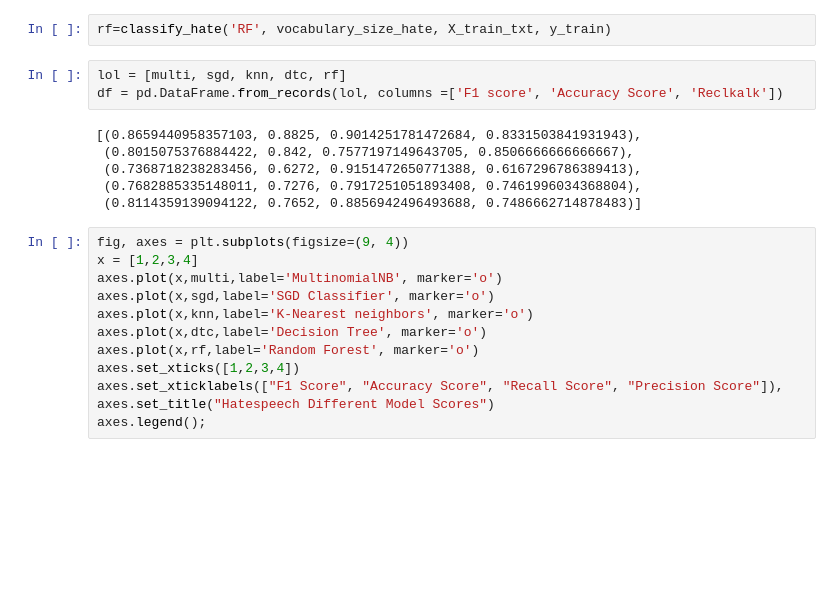
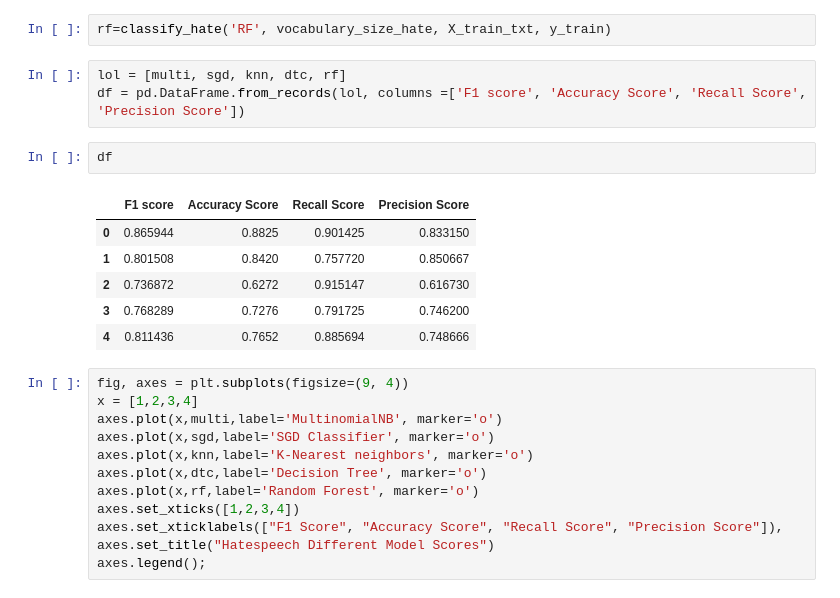
Before and after one commit to jannik-el/twitter-nlp, a Jupyter notebook: task-notebooks/4-automatic-prediction.ipynb, the cells around one changed output. Saved outputs shown, nothing was run; the diff lists cells and outputs as text; blank space fills up the shorter version.

```diff
--- a/task-notebooks/4-automatic-prediction.ipynb
+++ b/task-notebooks/4-automatic-prediction.ipynb
@@ -288,13 +288,16 @@ dtc=classify_hate('DTC', vocabulary_size_hate, X_train_txt, y_train)
 rf=classify_hate('RF', vocabulary_size_hate, X_train_txt, y_train)
 # %%
 lol = [multi, sgd, knn, dtc, rf]
-df = pd.DataFrame.from_records(lol, columns =['F1 score', 'Accuracy Score', 'Reclkalk'])
+df = pd.DataFrame.from_records(lol, columns =['F1 score', 'Accuracy Score', 'Recall Score', 'Precision Score'])
-# %% [output]
-[(0.8659440958357103, 0.8825, 0.9014251781472684, 0.8331503841931943),
- (0.8015075376884422, 0.842, 0.7577197149643705, 0.8506666666666667),
- (0.7368718238283456, 0.6272, 0.9151472650771388, 0.6167296786389413),
- (0.7682885335148011, 0.7276, 0.7917251051893408, 0.7461996034368804),
- (0.8114359139094122, 0.7652, 0.8856942496493688, 0.7486662714878483)]
+# %%
+df
+# %% [output]
+|  | F1 score | Accuracy Score | Recall Score | Precision Score |
+| 0 | 0.865944 | 0.8825 | 0.901425 | 0.833150 |
+| 1 | 0.801508 | 0.8420 | 0.757720 | 0.850667 |
+| 2 | 0.736872 | 0.6272 | 0.915147 | 0.616730 |
+| 3 | 0.768289 | 0.7276 | 0.791725 | 0.746200 |
+| 4 | 0.811436 | 0.7652 | 0.885694 | 0.748666 |
 # %%
 fig, axes = plt.subplots(figsize=(9, 4))
 x = [1,2,3,4]
```
Also changed, not shown: 2 other files.
